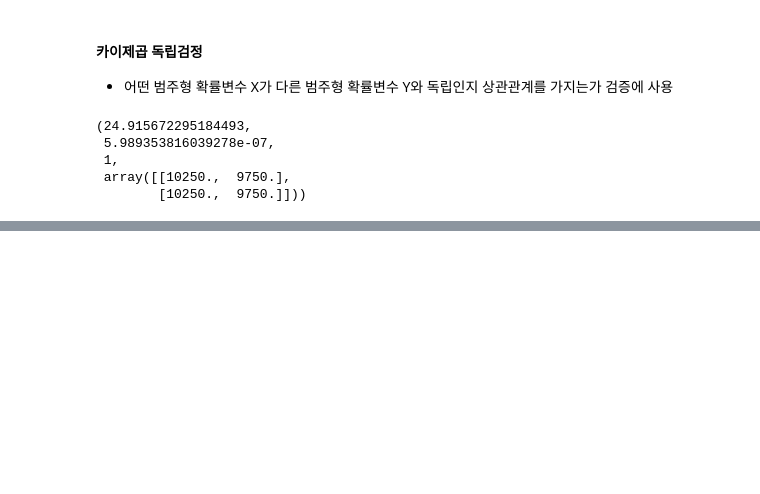
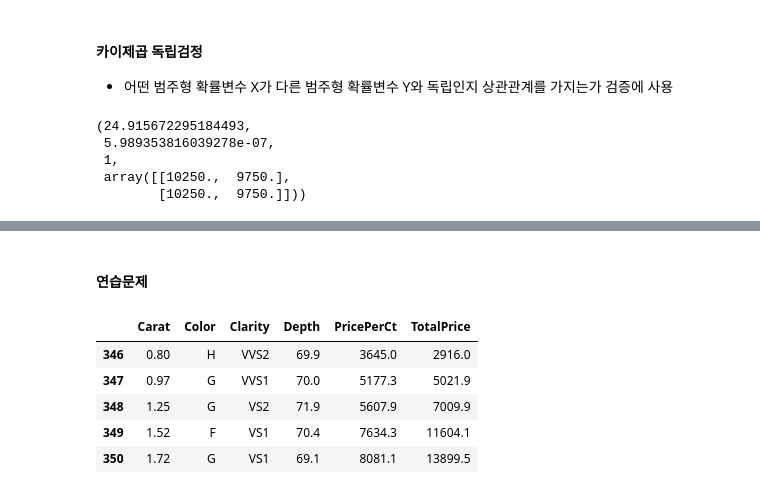
Before and after one commit to whguswls58/TIL, a Jupyter notebook: math/200516_mathclass.ipynb, the cells around one changed output, grey strips where cells are left out. Cells and saved outputs as stored; diff of their text form; code cells hidden in the pictures; blank space fills up the shorter version.

```diff
--- a/math/200516_mathclass.ipynb
+++ b/math/200516_mathclass.ipynb
@@ -106,0 +222,13 @@ sp.stats.chi2_contingency(obs)
+# %% [markdown]
+#### 연습문제
+# %%
+data = sm.datasets.get_rdataset("Diamonds", package = "Stat2Data")
+df = data.data
+df.tail()
+# %% [output]
+|  | Carat | Color | Clarity | Depth | PricePerCt | TotalPrice |
+| 346 | 0.80 | H | VVS2 | 69.9 | 3645.0 | 2916.0 |
+| 347 | 0.97 | G | VVS1 | 70.0 | 5177.3 | 5021.9 |
+| 348 | 1.25 | G | VS2 | 71.9 | 5607.9 | 7009.9 |
+| 349 | 1.52 | F | VS1 | 70.4 | 7634.3 | 11604.1 |
+| 350 | 1.72 | G | VS1 | 69.1 | 8081.1 | 13899.5 |
```
Also changed, not shown: parts of 14 cells of this notebook.
